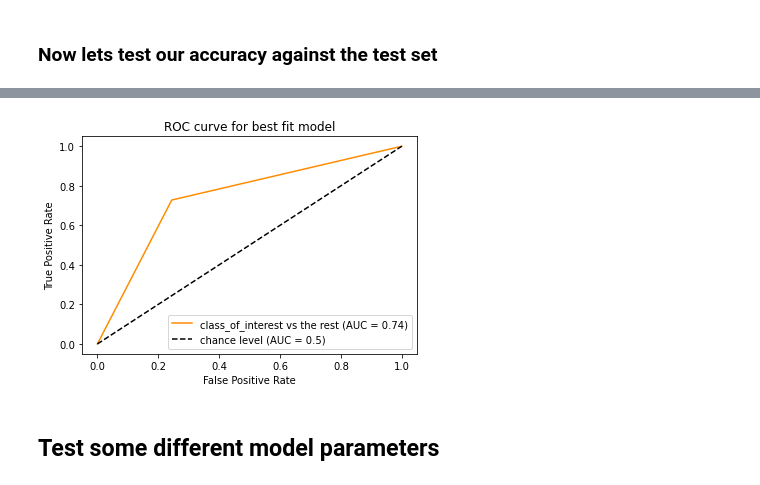
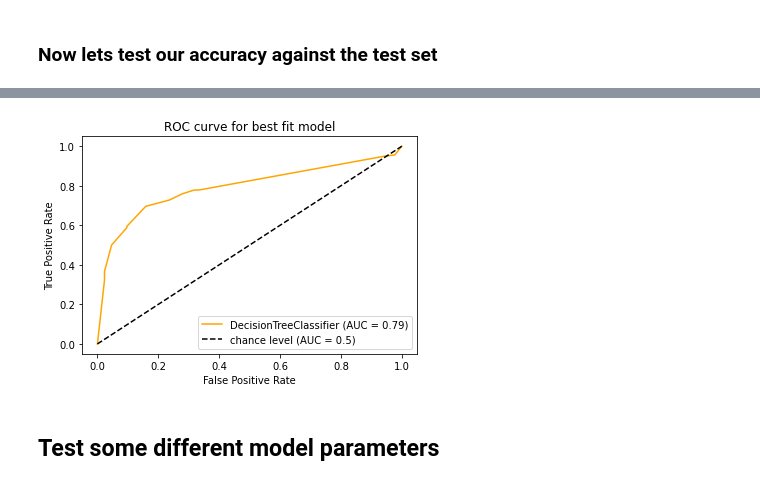
Before and after one commit to albrecht-flo/MALIS-survival-prediction, a Jupyter notebook: data/Descision_tree_exploration.ipynb, the cells around one changed output, grey strips where cells are left out. Saved outputs shown, nothing was run; the diff lists cells and outputs as text; code cells hidden in the pictures.

```diff
--- a/data/Descision_tree_exploration.ipynb
+++ b/data/Descision_tree_exploration.ipynb
@@ -309,10 +309,8 @@ Test score = 0.7451923076923077
 Missing classifications = 0
 # %%
-prediction_y = model.predict(X=test_x)
-
-mutil.plot_roc(test_y, prediction_y, "ROC curve for best fit model")
+mutil.plot_roc(model, test_x, test_y, "ROC curve for best fit model")
 # %% [output]
-[figure, old version]
+[figure, new version]
 # %%
 tree_graph = sklearn.tree.export_graphviz(model,
                 filled=True, rounded=True,
```
Also changed, not shown: parts of 3 cells of this notebook, 6 other files.
